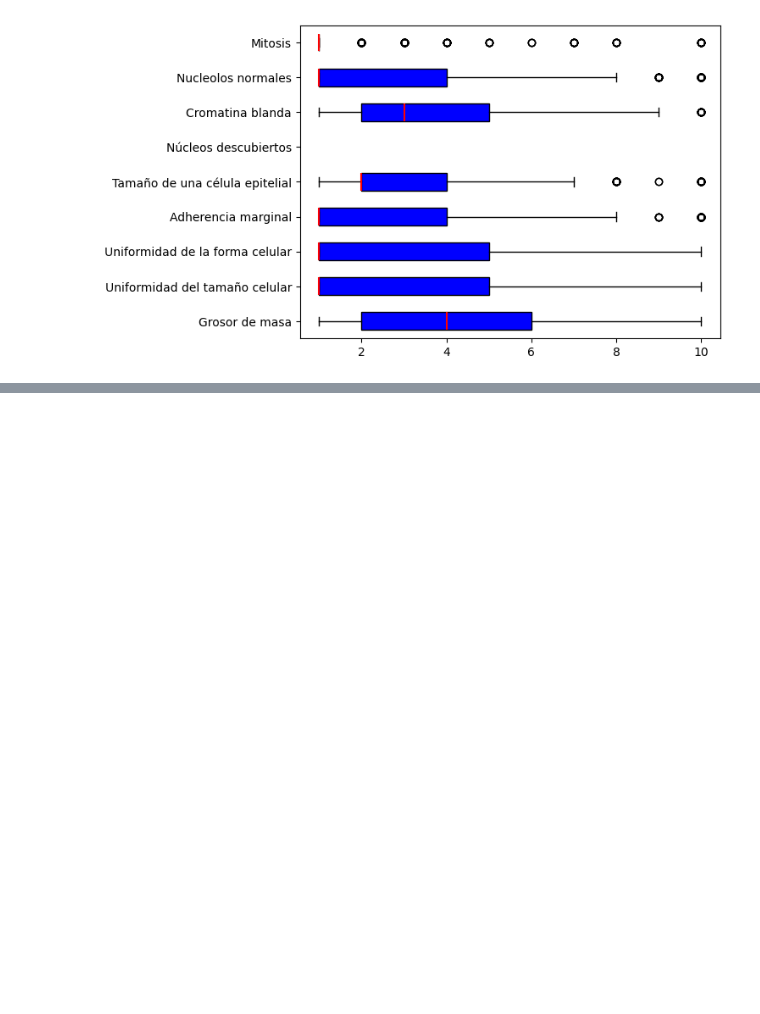
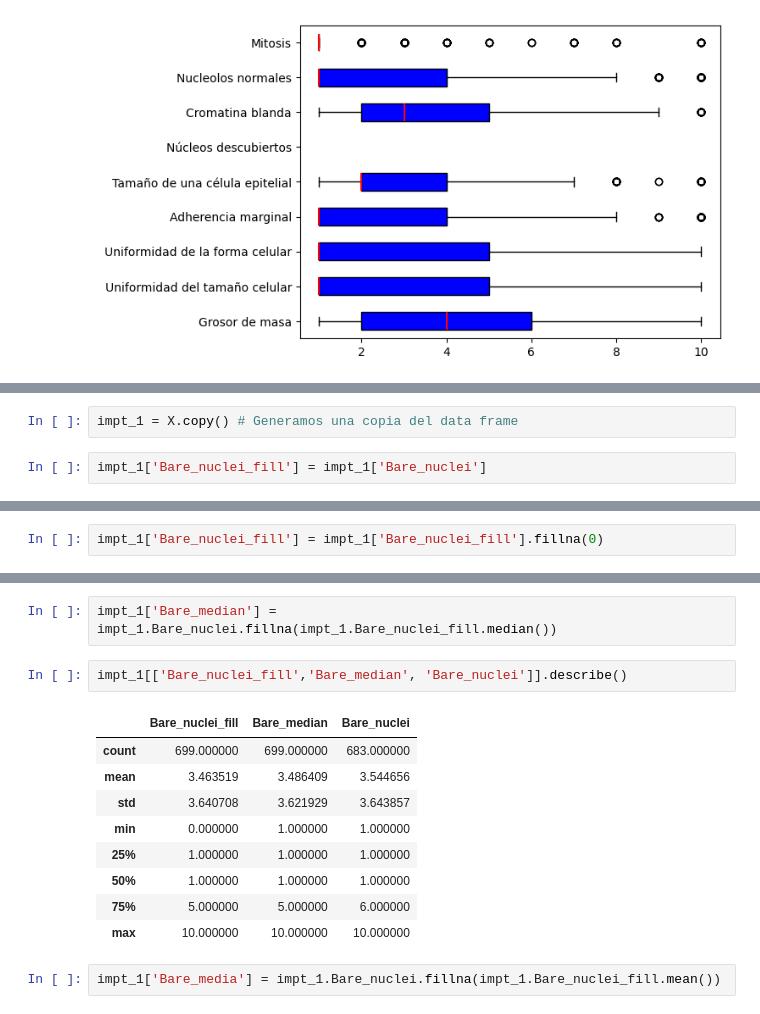
Before and after one commit to Mani80624/Plataformas-de-desarrollo, a Jupyter notebook: practica_1.ipynb, the cells around one changed output, grey strips where cells are left out. Cells and saved outputs as stored; diff of their text form; blank space fills up the shorter version.

```diff
--- a/practica_1.ipynb
+++ b/practica_1.ipynb
@@ -220,0 +337,4 @@ X['Bare_nuclei'].isnull().sum()
+# %%
+impt_1 = X.copy() # Generamos una copia del data frame
+# %%
+impt_1['Bare_nuclei_fill'] = impt_1['Bare_nuclei']
@@ -220,0 +350,2 @@ X['Bare_nuclei'].isnull().sum()
+# %%
+impt_1['Bare_nuclei_fill'] = impt_1['Bare_nuclei_fill'].fillna(0)
@@ -220,0 +364,16 @@ X['Bare_nuclei'].isnull().sum()
+# %%
+impt_1['Bare_median'] = impt_1.Bare_nuclei.fillna(impt_1.Bare_nuclei_fill.median())
+# %%
+impt_1[['Bare_nuclei_fill','Bare_median', 'Bare_nuclei']].describe()
+# %% [output]
+|  | Bare_nuclei_fill | Bare_median | Bare_nuclei |
+| count | 699.000000 | 699.000000 | 683.000000 |
+| mean | 3.463519 | 3.486409 | 3.544656 |
+| std | 3.640708 | 3.621929 | 3.643857 |
+| min | 0.000000 | 1.000000 | 1.000000 |
+| 25% | 1.000000 | 1.000000 | 1.000000 |
+| 50% | 1.000000 | 1.000000 | 1.000000 |
+| 75% | 5.000000 | 5.000000 | 6.000000 |
+| max | 10.000000 | 10.000000 | 10.000000 |
+# %%
+impt_1['Bare_media'] = impt_1.Bare_nuclei.fillna(impt_1.Bare_nuclei_fill.mean())
```
Also changed, not shown: parts of 26 cells of this notebook, 8 other files.
